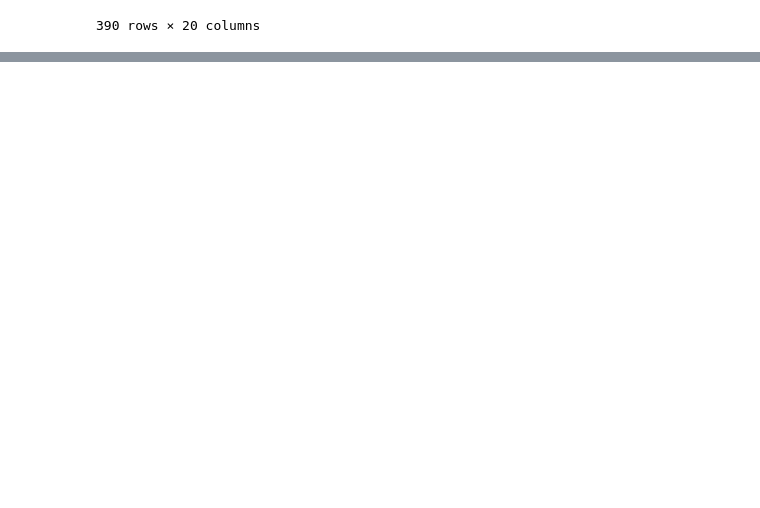
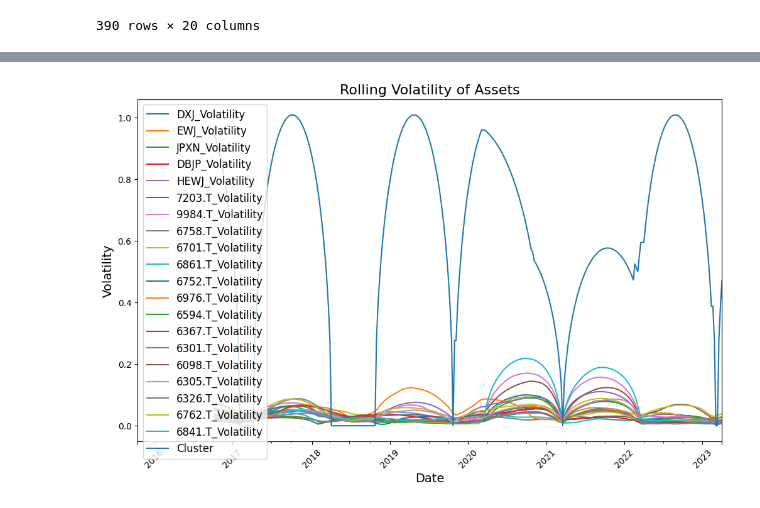
Before and after one commit to Shaddynetwork/PORTFOLIO-REBALANCING, a Jupyter notebook: CAPSTONE_PROJECT.ipynb, the cells around one changed output, grey strips where cells are left out. Saved outputs shown, nothing was run; the diff lists cells and outputs as text; code cells hidden in the pictures; blank space fills up the shorter version.

```diff
--- a/CAPSTONE_PROJECT.ipynb
+++ b/CAPSTONE_PROJECT.ipynb
@@ -281,0 +507,29 @@ weekly_price_data_rolling_volatility
+# %%
+import pandas as pd
+import matplotlib.pyplot as plt
+
+# Assuming your volatility data is in a DataFrame 'volatility_data'
+
+# Calculate rolling volatility
+rolling_window = 52  # Set the rolling window size (e.g., 52 weeks)
+rolling_volatility = weekly_price_data_rolling_volatility.rolling(rolling_window).std()
+
+# Create a rolling plot for all assets
+fig, ax = plt.subplots(figsize=(12, 8))
+for col in rolling_volatility.columns:
+    rolling_volatility[col].plot(ax=ax, label=col)
+
+ax.set_title('Rolling Volatility of Assets', fontsize=16)
+ax.set_xlabel('Date', fontsize=14)
+ax.set_ylabel('Volatility', fontsize=14)
+ax.legend(loc='best', fontsize=12)
+
+# Rotate x-axis labels for better visibility
+plt.xticks(rotation=45)
+
+# Adjust spacing between subplots
+plt.subplots_adjust(bottom=0.2)
+
+plt.show()
+# %% [output]
+[figure, added]
```
Also changed, not shown: parts of 10 cells of this notebook.
